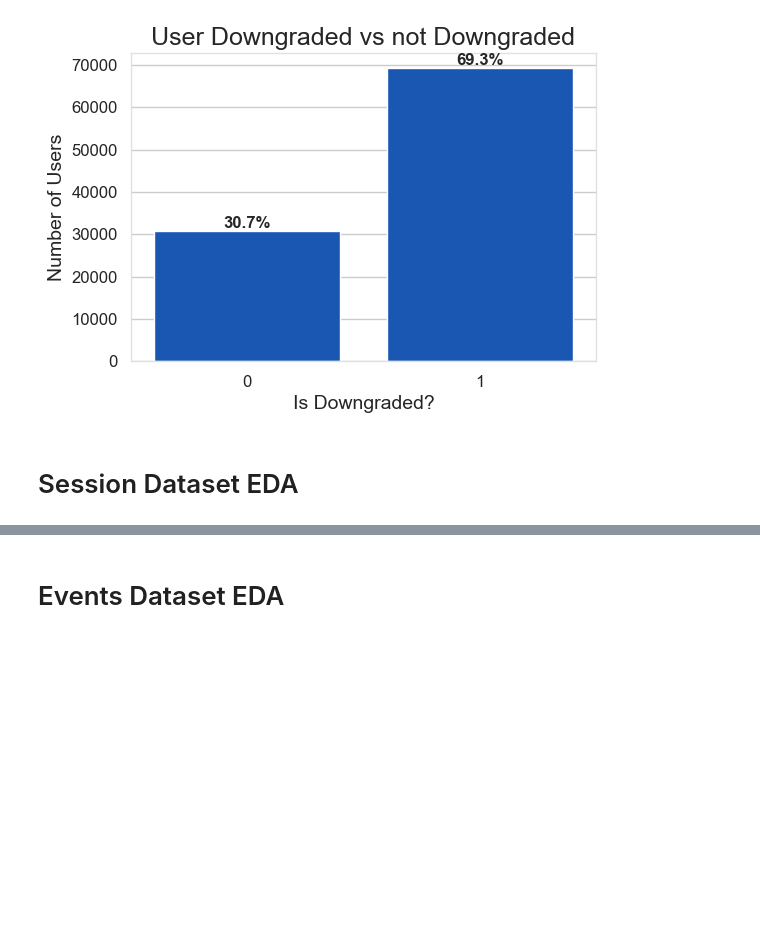
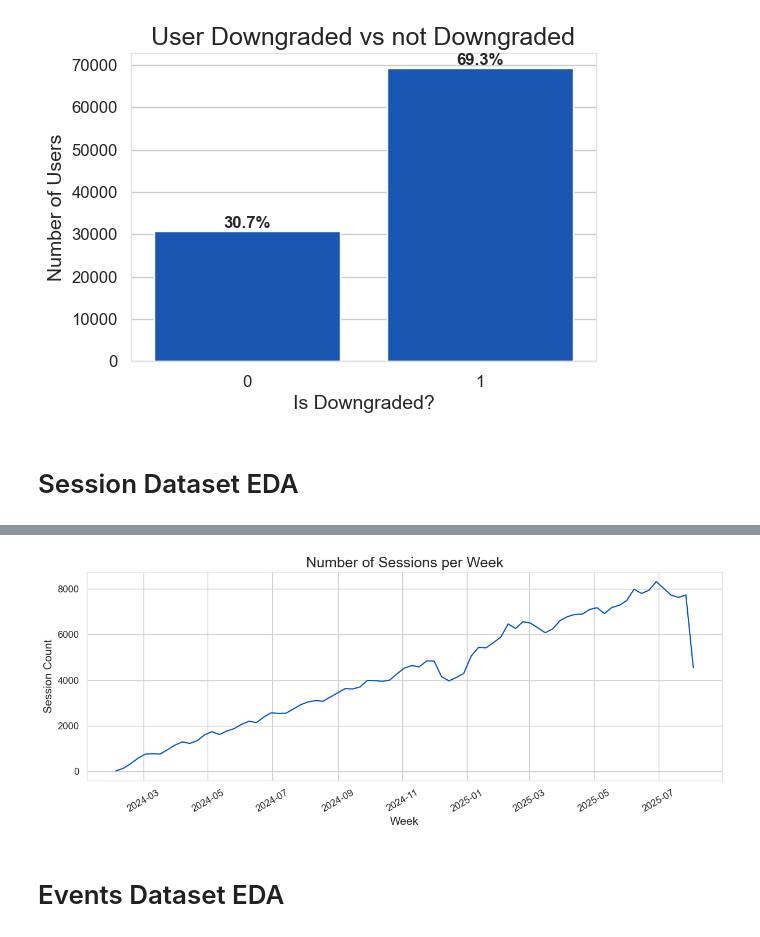
Before and after one commit to maw312/DataSoc-X-Atlassian-Datathon, a Jupyter notebook: notebooks/eda.ipynb, the cells around one changed output, grey strips where cells are left out. Drawn from its saved outputs; the diff is of its cells as text; code cells hidden in the pictures; blank space fills up the shorter version.

Commit message:
session eda

```diff
--- a/notebooks/eda.ipynb
+++ b/notebooks/eda.ipynb
@@ -316,3 +351,27 @@ plt.show()
+# %%
+# ensure datetime
+sessions_df["session_start"] = pd.to_datetime(sessions_df["session_start"])
+
+# count sessions per week
+sessions_over_time = (
+    sessions_df
+    .set_index("session_start")
+    .resample("W")               # weekly bins; use "D" for daily
+    .size()
+    .reset_index(name="session_count")
+)
+
+fig, ax = plt.subplots(figsize=(12, 5))
+sns.lineplot(data=sessions_over_time, x="session_start", y="session_count", ax=ax)
+
+ax.set_title("Number of Sessions per Week")
+ax.set_xlabel("Week")
+ax.set_ylabel("Session Count")
+plt.xticks(rotation=30)
+plt.tight_layout()
+plt.show()
+# %% [output]
+[figure, added]
 # %% [markdown]
 # Events Dataset EDA
 # %%
```
Also changed, not shown: parts of 2 cells of this notebook.
